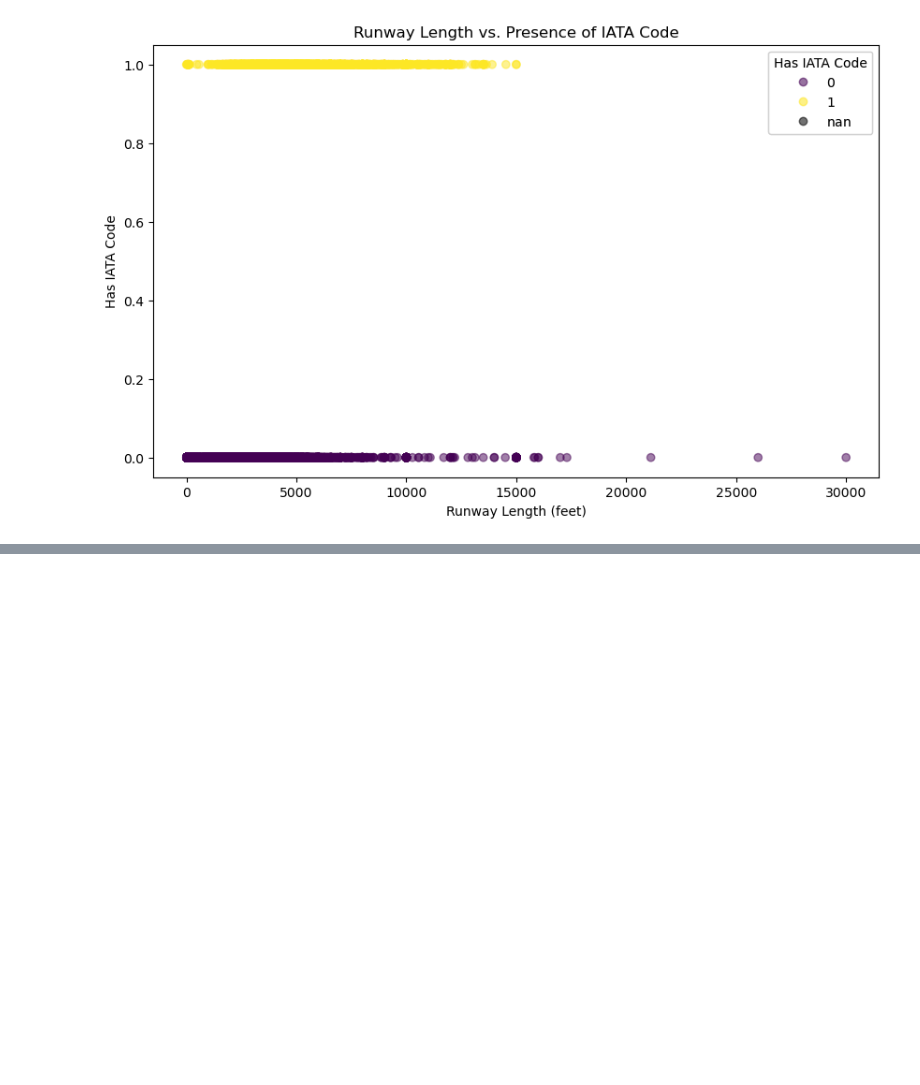
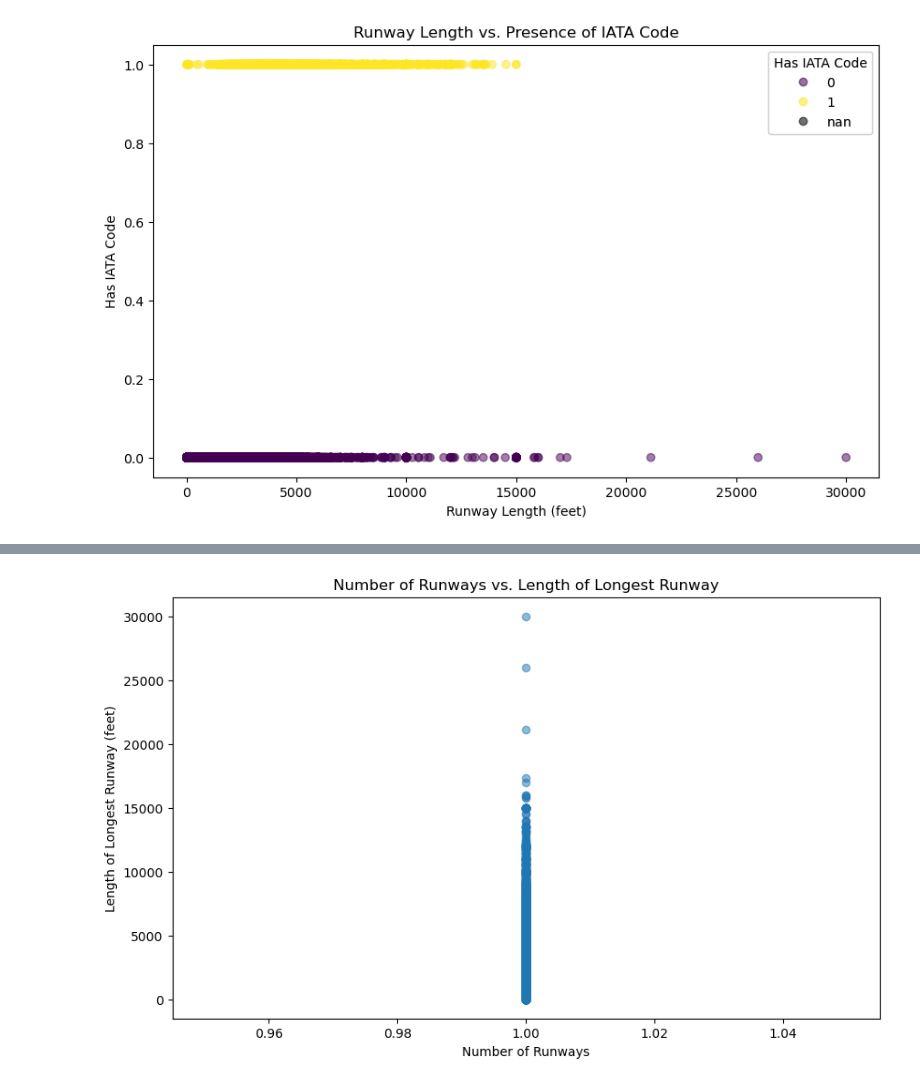
Before and after one commit to raj-rajat/World-Airports, a Jupyter notebook: world-airports.ipynb, the cells around one changed output, grey strips where cells are left out. Cells and saved outputs as stored; diff of their text form; code cells hidden in the pictures; blank space fills up the shorter version.

```diff
--- a/world-airports.ipynb
+++ b/world-airports.ipynb
@@ -786,0 +819,12 @@ plt.show()
+# %%
+# Counting the number of runways at each airport
+runway_counts = top_countries_data.groupby('id')['runway_length_ft'].count()
+
+# Getting the length of the longest runway at each airport
+longest_runway_lengths = top_countries_data.groupby('id')['runway_length_ft'].max()
+
+# Combining the counts and lengths into one DataFrame
+runway_data = pd.DataFrame({'runway_count': runway_counts, 'longest_runway_length': longest_runway_lengths})
+
+# Displaying the first few rows of the DataFrame
+runway_data.head()
@@ -786,0 +839,16 @@ plt.show()
+# %%
+# Creating a figure and axes
+fig, ax = plt.subplots(figsize=(10, 6))
+
+# Creating a scatter plot
+ax.scatter(runway_data['runway_count'], runway_data['longest_runway_length'], alpha=0.5)
+
+# Setting the title and labels
+ax.set_title('Number of Runways vs. Length of Longest Runway')
+ax.set_xlabel('Number of Runways')
+ax.set_ylabel('Length of Longest Runway (feet)')
+
+# Displaying the plot
+plt.show()
+# %% [output]
+[figure, added]
```
Also changed, not shown: parts of 16 cells of this notebook.
